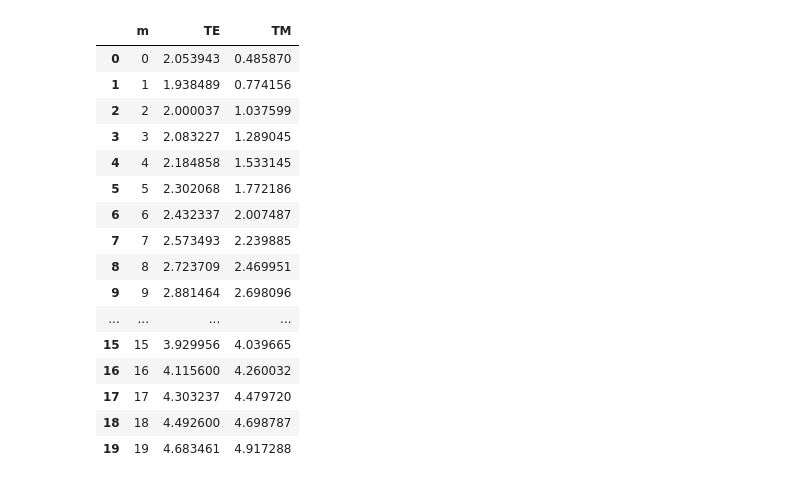
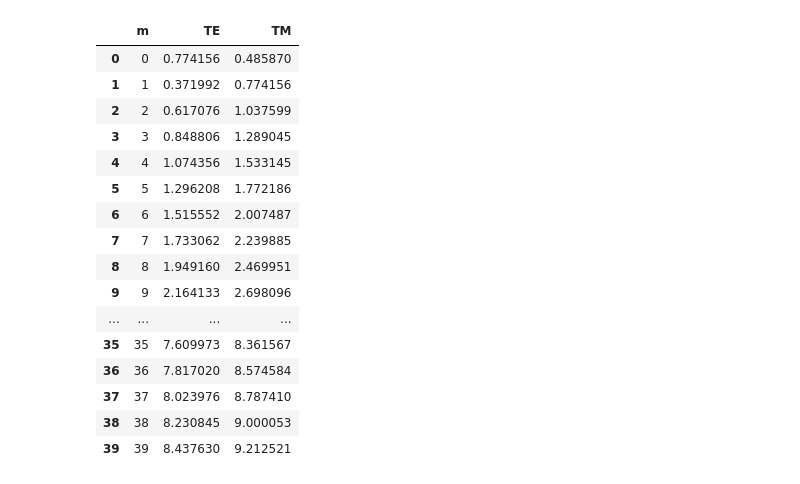
Before and after one commit to leay01/whispering_gallery_MAIN, a Jupyter notebook: wgm_code/eigenCSV/WGM_eq3.ipynb, the cells around one changed output. Cells and saved outputs as stored; diff of their text form; code cells hidden in the pictures.

```diff
--- a/wgm_code/eigenCSV/WGM_eq3.ipynb
+++ b/wgm_code/eigenCSV/WGM_eq3.ipynb
@@ -79,23 +79,23 @@ def get_TE_TM_m_p(N_m, p_TE=1):
 
 c = const.c
 # %%
-test_TE = get_TE_TM_m_p(20, p_TE=1)
+test_TE = get_TE_TM_m_p(40, p_TE=0)
 test_TE
 # %% [output]
 |  | m | TE | TM |
-| 0 | 0 | 2.053943 | 0.485870 |
-| 1 | 1 | 1.938489 | 0.774156 |
-| 2 | 2 | 2.000037 | 1.037599 |
-| 3 | 3 | 2.083227 | 1.289045 |
-| 4 | 4 | 2.184858 | 1.533145 |
-| 5 | 5 | 2.302068 | 1.772186 |
-| 6 | 6 | 2.432337 | 2.007487 |
-| 7 | 7 | 2.573493 | 2.239885 |
-| 8 | 8 | 2.723709 | 2.469951 |
-| 9 | 9 | 2.881464 | 2.698096 |
+| 0 | 0 | 0.774156 | 0.485870 |
+| 1 | 1 | 0.371992 | 0.774156 |
+| 2 | 2 | 0.617076 | 1.037599 |
+| 3 | 3 | 0.848806 | 1.289045 |
+| 4 | 4 | 1.074356 | 1.533145 |
+| 5 | 5 | 1.296208 | 1.772186 |
+| 6 | 6 | 1.515552 | 2.007487 |
+| 7 | 7 | 1.733062 | 2.239885 |
+| 8 | 8 | 1.949160 | 2.469951 |
+| 9 | 9 | 2.164133 | 2.698096 |
 | ... | ... | ... | ... |
-| 15 | 15 | 3.929956 | 4.039665 |
-| 16 | 16 | 4.115600 | 4.260032 |
-| 17 | 17 | 4.303237 | 4.479720 |
-| 18 | 18 | 4.492600 | 4.698787 |
-| 19 | 19 | 4.683461 | 4.917288 |
+| 35 | 35 | 7.609973 | 8.361567 |
+| 36 | 36 | 7.817020 | 8.574584 |
+| 37 | 37 | 8.023976 | 8.787410 |
+| 38 | 38 | 8.230845 | 9.000053 |
+| 39 | 39 | 8.437630 | 9.212521 |
```
Also changed, not shown: 6 other files.
